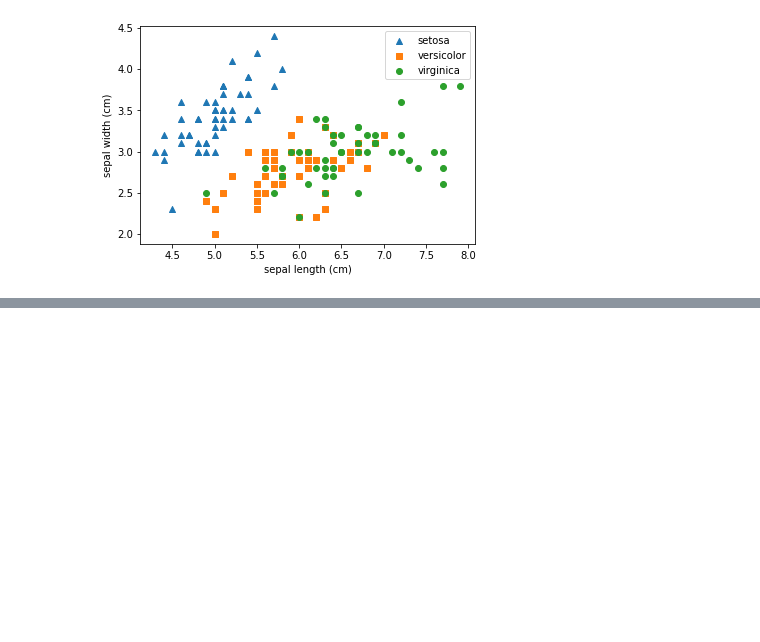
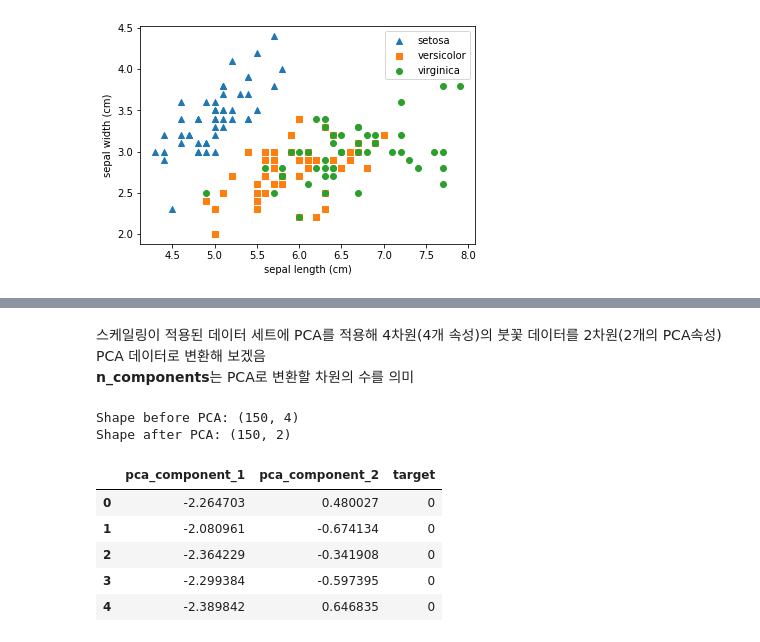
Before and after one commit to johyunkang/python-ml-guide, a Jupyter notebook: python_ml_perfect_guide_06_dimension_reduction.ipynb, the cells around one changed output, grey strips where cells are left out. Drawn from its saved outputs; the diff is of its cells as text; code cells hidden in the pictures; blank space fills up the shorter version.

```diff
--- a/python_ml_perfect_guide_06_dimension_reduction.ipynb
+++ b/python_ml_perfect_guide_06_dimension_reduction.ipynb
@@ -56,0 +69,30 @@ plt.show()
+# %% [markdown]
+스케일링이 적용된 데이터 세트에 PCA를 적용해 4차원(4개 속성)의 붓꽃 데이터를 2차원(2개의 PCA속성) PCA 데이터로 변환해 보겠음
+**n_components**는 PCA로 변환할 차원의 수를 의미
+# %%
+from sklearn.decomposition import PCA
+
+pca = PCA(n_components=2)
+
+print('Shape before PCA:', iris_scaled.shape)
+# fit() 과 transform()을 호출해 PCA 변환 데이터 반환
+pca.fit(iris_scaled)
+iris_pca = pca.transform(iris_scaled)
+print('Shape after PCA:', iris_pca.shape)
+# %% [output]
+Shape before PCA: (150, 4)
+Shape after PCA: (150, 2)
+# %%
+# iris_pca 데이터는 150 * 2 넘파이 행렬로 가지고 있음. 이를 DF 로 변환
+# PCA 변환된 데이터는 칼럼 명을 각각 pca_component_1, pca_component_2 로 명명
+pca_columns=['pca_component_1', 'pca_component_2']
+irisdf_pca = pd.DataFrame(iris_pca, columns=pca_columns)
+irisdf_pca['target'] = iris.target
+irisdf_pca.head()
+# %% [output]
+|  | pca_component_1 | pca_component_2 | target |
+| 0 | -2.264703 | 0.480027 | 0 |
+| 1 | -2.080961 | -0.674134 | 0 |
+| 2 | -2.364229 | -0.341908 | 0 |
+| 3 | -2.299384 | -0.597395 | 0 |
+| 4 | -2.389842 | 0.646835 | 0 |
```
Also changed, not shown: parts of 7 cells of this notebook.
